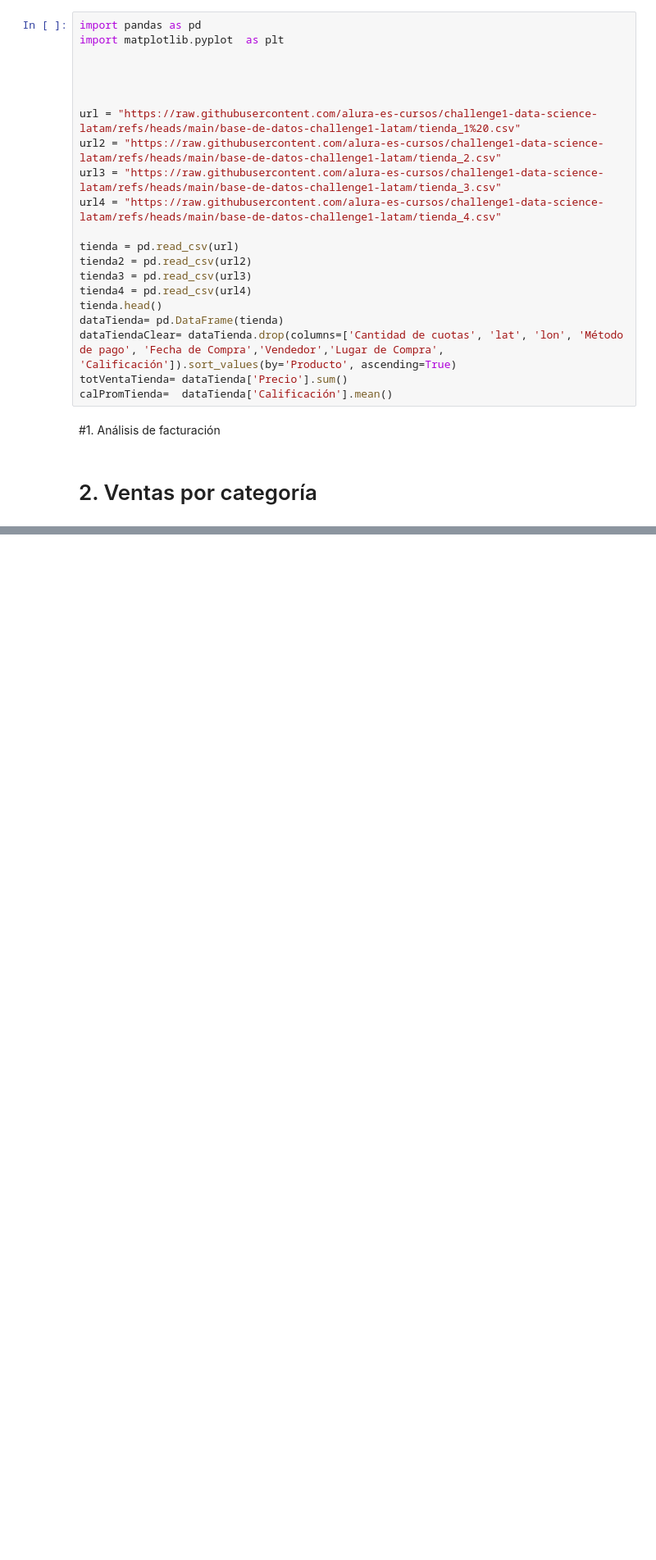
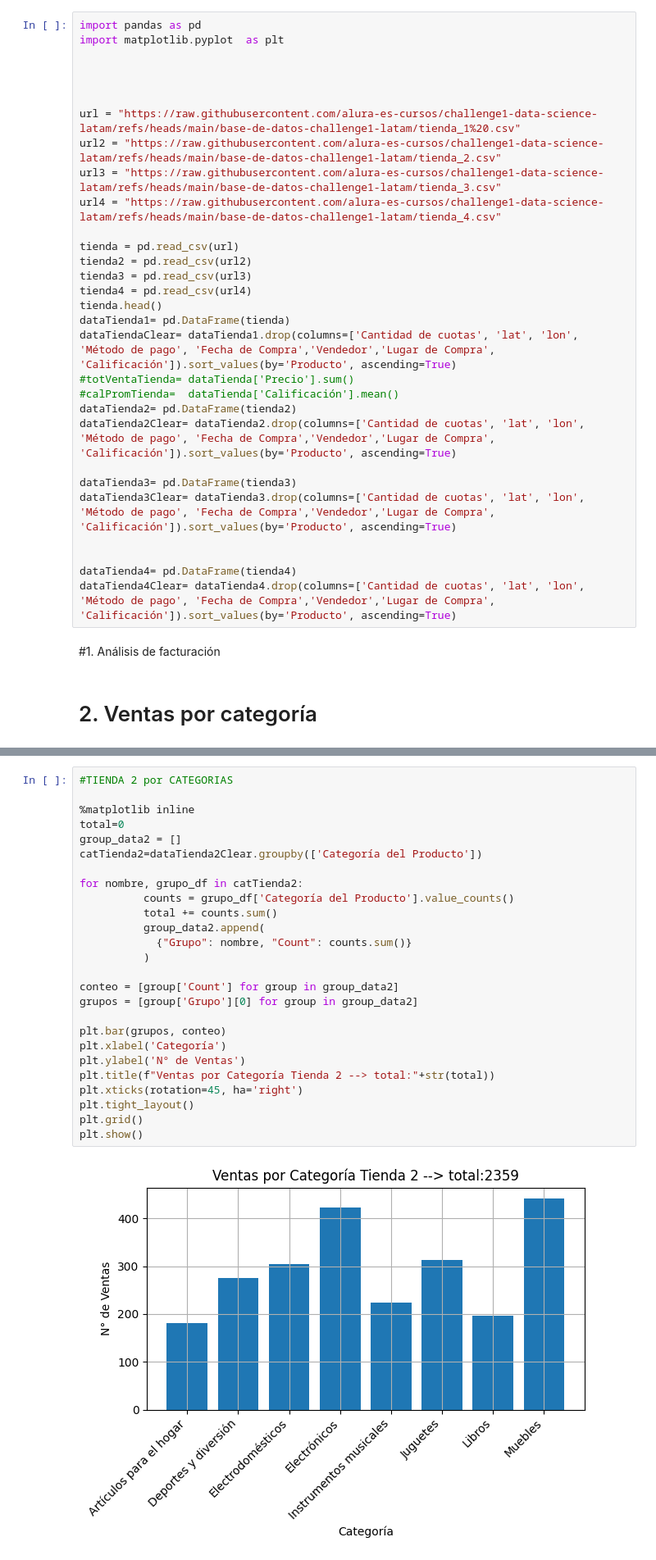
Before and after one commit to educhile1/challenge_datascience1-ONE, a Jupyter notebook: AluraStoreLatam.ipynb, the cells around one changed output, grey strips where cells are left out. Shown at 82% size. Drawn from its saved outputs; the diff is of its cells as text; blank space fills up the shorter version.

```diff
--- a/AluraStoreLatam.ipynb
+++ b/AluraStoreLatam.ipynb
@@ -19,10 +19,19 @@ tienda2 = pd.read_csv(url2)
 tienda3 = pd.read_csv(url3)
 tienda4 = pd.read_csv(url4)
 tienda.head()
-dataTienda= pd.DataFrame(tienda)
-dataTiendaClear= dataTienda.drop(columns=['Cantidad de cuotas', 'lat', 'lon', 'Método de pago', 'Fecha de Compra','Vendedor','Lugar de Compra', 'Calificación']).sort_values(by='Producto', ascending=True)
-totVentaTienda= dataTienda['Precio'].sum()
-calPromTienda=  dataTienda['Calificación'].mean()
+dataTienda1= pd.DataFrame(tienda)
+dataTiendaClear= dataTienda1.drop(columns=['Cantidad de cuotas', 'lat', 'lon', 'Método de pago', 'Fecha de Compra','Vendedor','Lugar de Compra', 'Calificación']).sort_values(by='Producto', ascending=True)
+#totVentaTienda= dataTienda['Precio'].sum()
+#calPromTienda=  dataTienda['Calificación'].mean()
+dataTienda2= pd.DataFrame(tienda2)
+dataTienda2Clear= dataTienda2.drop(columns=['Cantidad de cuotas', 'lat', 'lon', 'Método de pago', 'Fecha de Compra','Vendedor','Lugar de Compra', 'Calificación']).sort_values(by='Producto', ascending=True)
+
+dataTienda3= pd.DataFrame(tienda3)
+dataTienda3Clear= dataTienda3.drop(columns=['Cantidad de cuotas', 'lat', 'lon', 'Método de pago', 'Fecha de Compra','Vendedor','Lugar de Compra', 'Calificación']).sort_values(by='Producto', ascending=True)
+
+
+dataTienda4= pd.DataFrame(tienda4)
+dataTienda4Clear= dataTienda4.drop(columns=['Cantidad de cuotas', 'lat', 'lon', 'Método de pago', 'Fecha de Compra','Vendedor','Lugar de Compra', 'Calificación']).sort_values(by='Producto', ascending=True)
 # %% [markdown]
 #1. Análisis de facturación
 # %% [markdown]
@@ -53,3 +63,31 @@ plt.grid()
 plt.show()
 # %% [output]
 [figure]
+# %%
+#TIENDA 2 por CATEGORIAS
+
+%matplotlib inline
+total=0
+group_data2 = []
+catTienda2=dataTienda2Clear.groupby(['Categoría del Producto'])
+
+for nombre, grupo_df in catTienda2:
+          counts = grupo_df['Categoría del Producto'].value_counts()
+          total += counts.sum()
+          group_data2.append(
+            {"Grupo": nombre, "Count": counts.sum()}
+          )
+
+conteo = [group['Count'] for group in group_data2]
+grupos = [group['Grupo'][0] for group in group_data2]
+
+plt.bar(grupos, conteo)
+plt.xlabel('Categoría')
+plt.ylabel('N° de Ventas')
+plt.title(f"Ventas por Categoría Tienda 2 --> total:"+str(total))
+plt.xticks(rotation=45, ha='right')
+plt.tight_layout()
+plt.grid()
+plt.show()
+# %% [output]
+[figure, added]
```
Also changed, not shown: parts of 5 cells of this notebook.
